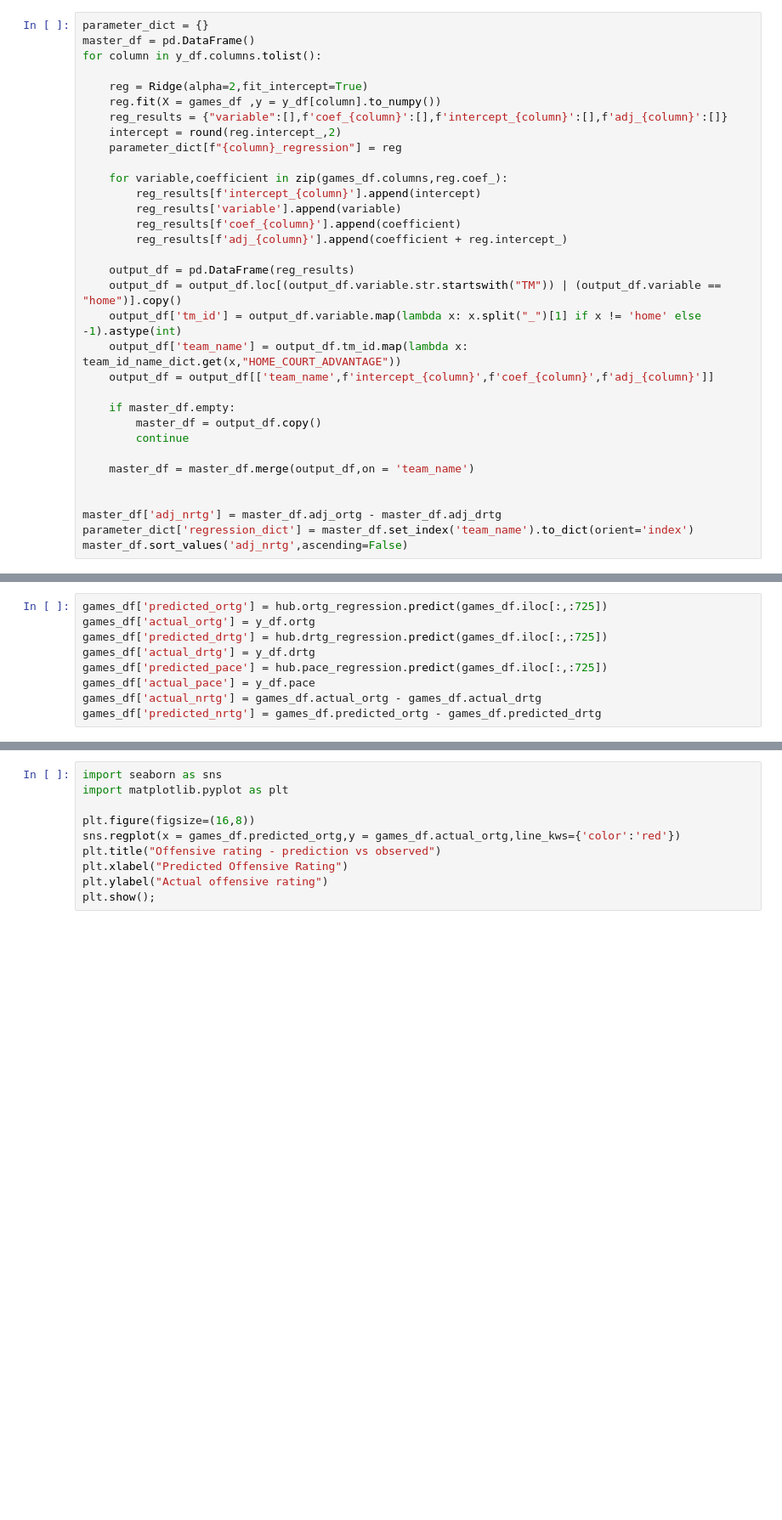
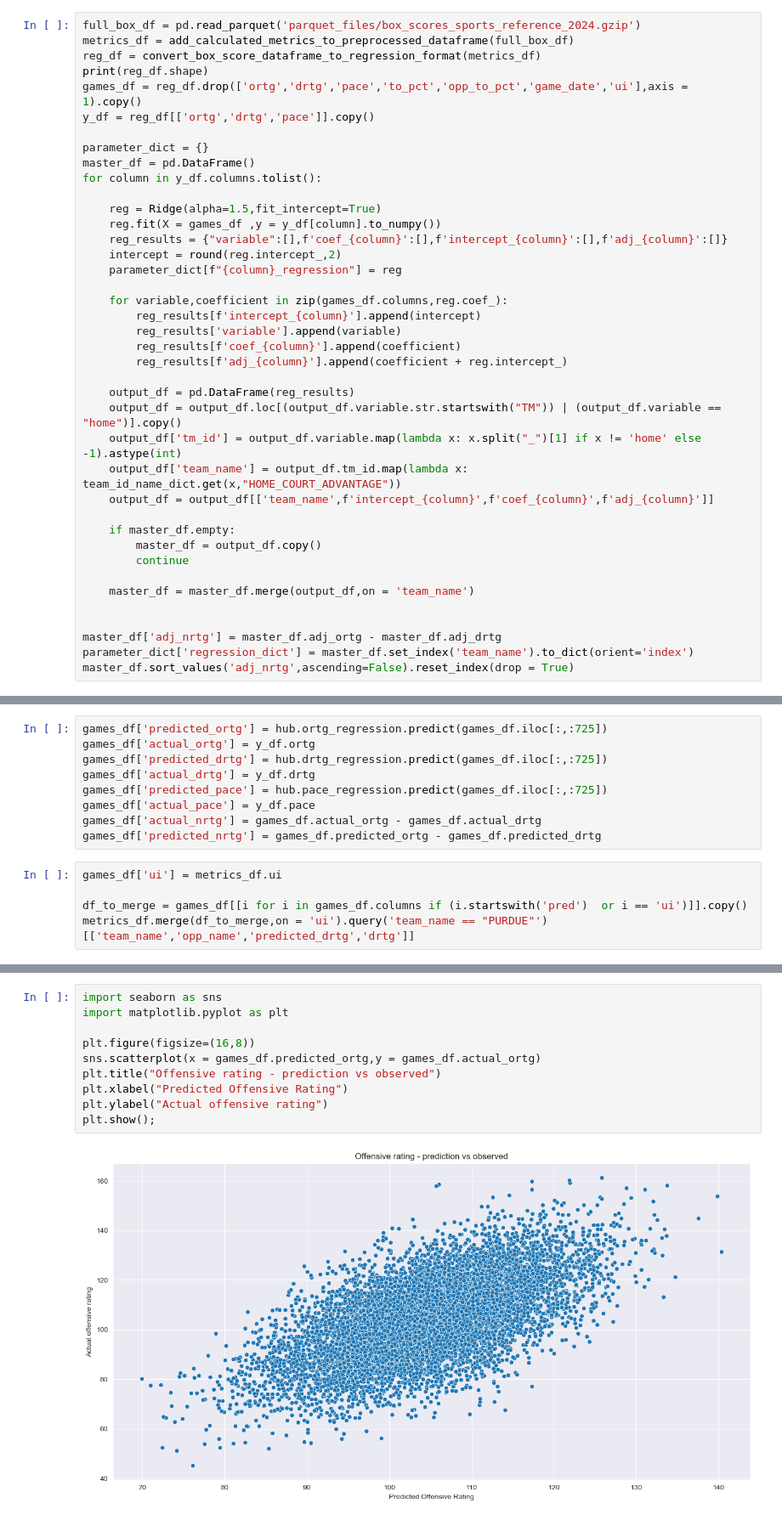
Before and after one commit to fmathews11/Adjusting_Basketball_Stats, a Jupyter notebook: Creating_Adjusted_Stats.ipynb, the cells around one changed output, grey strips where cells are left out. Shown at 85% size. Cells and saved outputs as stored; diff of their text form; blank space fills up the shorter version.

```diff
--- a/Creating_Adjusted_Stats.ipynb
+++ b/Creating_Adjusted_Stats.ipynb
@@ -17,9 +31,16 @@ y_df = reg_df[['ortg','drtg','pace']].copy()
 # %%
+full_box_df = pd.read_parquet('parquet_files/box_scores_sports_reference_2024.gzip')
+metrics_df = add_calculated_metrics_to_preprocessed_dataframe(full_box_df)
+reg_df = convert_box_score_dataframe_to_regression_format(metrics_df)
+print(reg_df.shape)
+games_df = reg_df.drop(['ortg','drtg','pace','to_pct','opp_to_pct','game_date','ui'],axis = 1).copy()
+y_df = reg_df[['ortg','drtg','pace']].copy()
+
 parameter_dict = {}
 master_df = pd.DataFrame()
 for column in y_df.columns.tolist():
 
-    reg = Ridge(alpha=2,fit_intercept=True)
+    reg = Ridge(alpha=1.5,fit_intercept=True)
     reg.fit(X = games_df ,y = y_df[column].to_numpy())
     reg_results = {"variable":[],f'coef_{column}':[],f'intercept_{column}':[],f'adj_{column}':[]}
     intercept = round(reg.intercept_,2)
@@ -46,4 +67,4 @@ for column in y_df.columns.tolist():
 
 master_df['adj_nrtg'] = master_df.adj_ortg - master_df.adj_drtg
 parameter_dict['regression_dict'] = master_df.set_index('team_name').to_dict(orient='index')
-master_df.sort_values('adj_nrtg',ascending=False)
+master_df.sort_values('adj_nrtg',ascending=False).reset_index(drop = True)
@@ -59,3 +97,8 @@ games_df['predicted_pace'] = hub.pace_regression.predict(games_df.iloc[:,:725])
 games_df['actual_pace'] = y_df.pace
 games_df['actual_nrtg'] = games_df.actual_ortg - games_df.actual_drtg
 games_df['predicted_nrtg'] = games_df.predicted_ortg - games_df.predicted_drtg
+# %%
+games_df['ui'] = metrics_df.ui
+
+df_to_merge = games_df[[i for i in games_df.columns if (i.startswith('pred')  or i == 'ui')]].copy()
+metrics_df.merge(df_to_merge,on = 'ui').query('team_name == "PURDUE"')[['team_name','opp_name','predicted_drtg','drtg']]
@@ -62,10 +123,12 @@ games_df['predicted_nrtg'] = games_df.predicted_ortg - games_df.predicted_drtg
 # %%
 import seaborn as sns
 import matplotlib.pyplot as plt
 
 plt.figure(figsize=(16,8))
-sns.regplot(x = games_df.predicted_ortg,y = games_df.actual_ortg,line_kws={'color':'red'})
+sns.scatterplot(x = games_df.predicted_ortg,y = games_df.actual_ortg)
 plt.title("Offensive rating - prediction vs observed")
 plt.xlabel("Predicted Offensive Rating")
 plt.ylabel("Actual offensive rating")
 plt.show();
+# %% [output]
+[figure, added]
```
Also changed, not shown: parts of 9 cells of this notebook.
